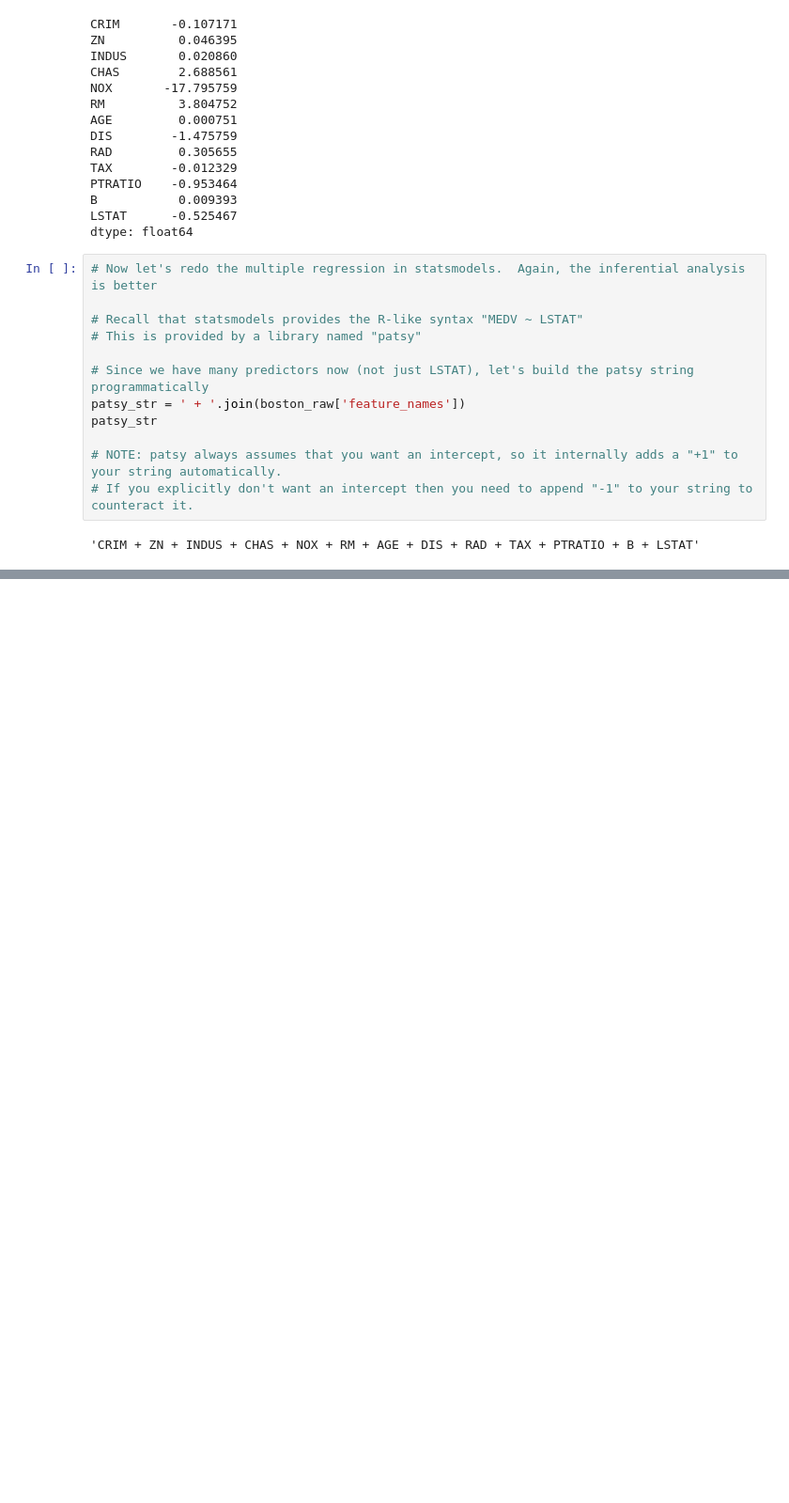
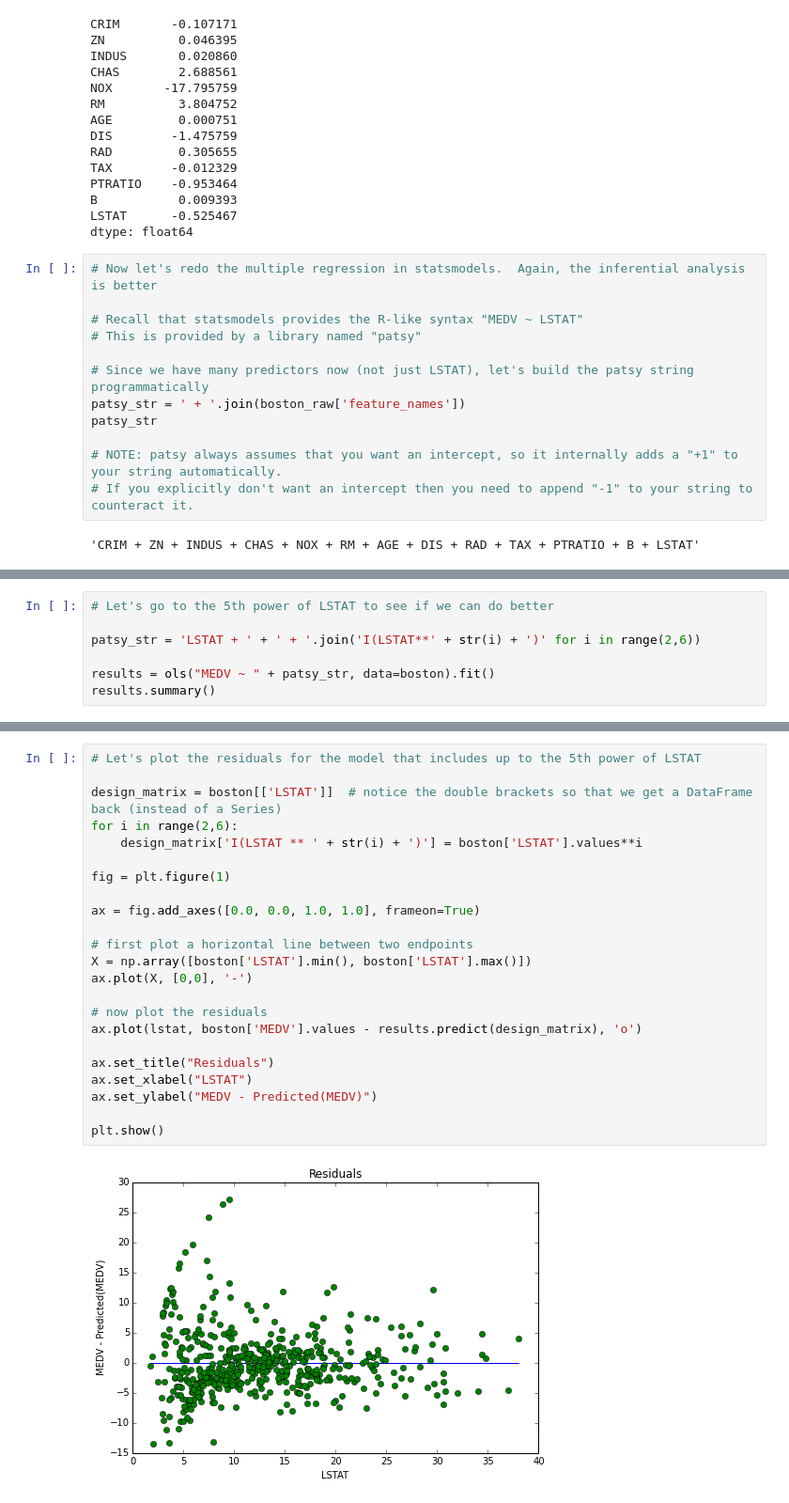
Before and after one commit to sstirlin/ISLR_4ed_python, a Jupyter notebook: ch3/ch3_lab.ipynb, the cells around one changed output, grey strips where cells are left out. Shown: that part at 94% size. Drawn from its saved outputs; the diff is of its cells as text; blank space fills up the shorter version.

```diff
--- a/ch3/ch3_lab.ipynb
+++ b/ch3/ch3_lab.ipynb
@@ -441,0 +589,7 @@ OLS Regression Results
+# %%
+# Let's go to the 5th power of LSTAT to see if we can do better
+
+patsy_str = 'LSTAT + ' + ' + '.join('I(LSTAT**' + str(i) + ')' for i in range(2,6))
+
+results = ols("MEDV ~ " + patsy_str, data=boston).fit()
+results.summary()
@@ -441,0 +617,25 @@ OLS Regression Results
+# %%
+# Let's plot the residuals for the model that includes up to the 5th power of LSTAT
+
+design_matrix = boston[['LSTAT']]  # notice the double brackets so that we get a DataFrame back (instead of a Series)
+for i in range(2,6):
+    design_matrix['I(LSTAT ** ' + str(i) + ')'] = boston['LSTAT'].values**i
+
+fig = plt.figure(1)
+
+ax = fig.add_axes([0.0, 0.0, 1.0, 1.0], frameon=True)
+
+# first plot a horizontal line between two endpoints
+X = np.array([boston['LSTAT'].min(), boston['LSTAT'].max()])
+ax.plot(X, [0,0], '-')
+
+# now plot the residuals
+ax.plot(lstat, boston['MEDV'].values - results.predict(design_matrix), 'o')
+
+ax.set_title("Residuals")
+ax.set_xlabel("LSTAT")
+ax.set_ylabel("MEDV - Predicted(MEDV)")
+
+plt.show()
+# %% [output]
+[figure, added]
```
Also changed, not shown: parts of 32 cells of this notebook, 1 other file.
